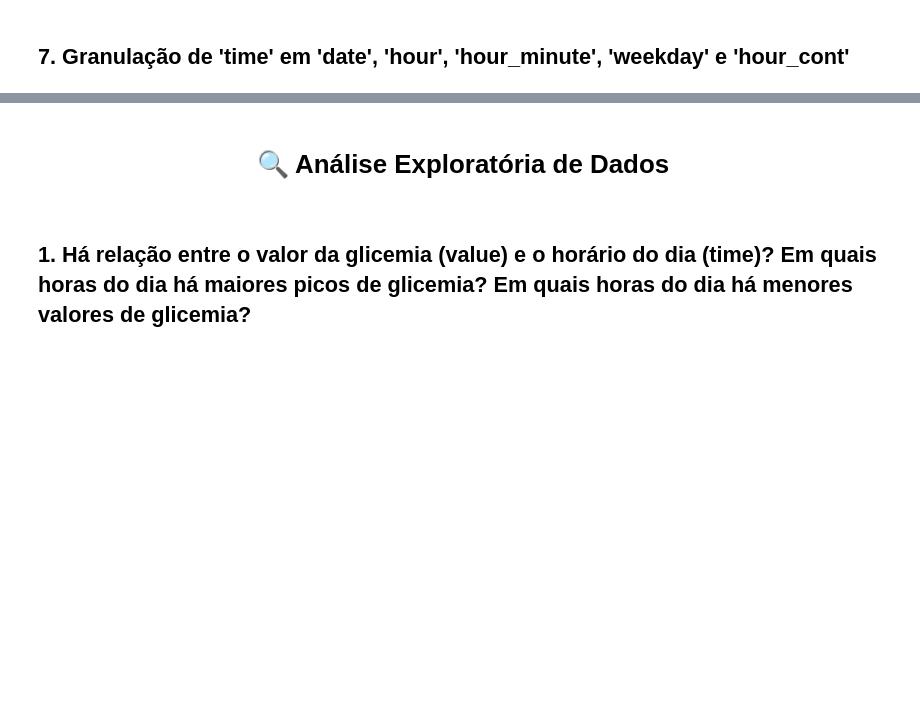
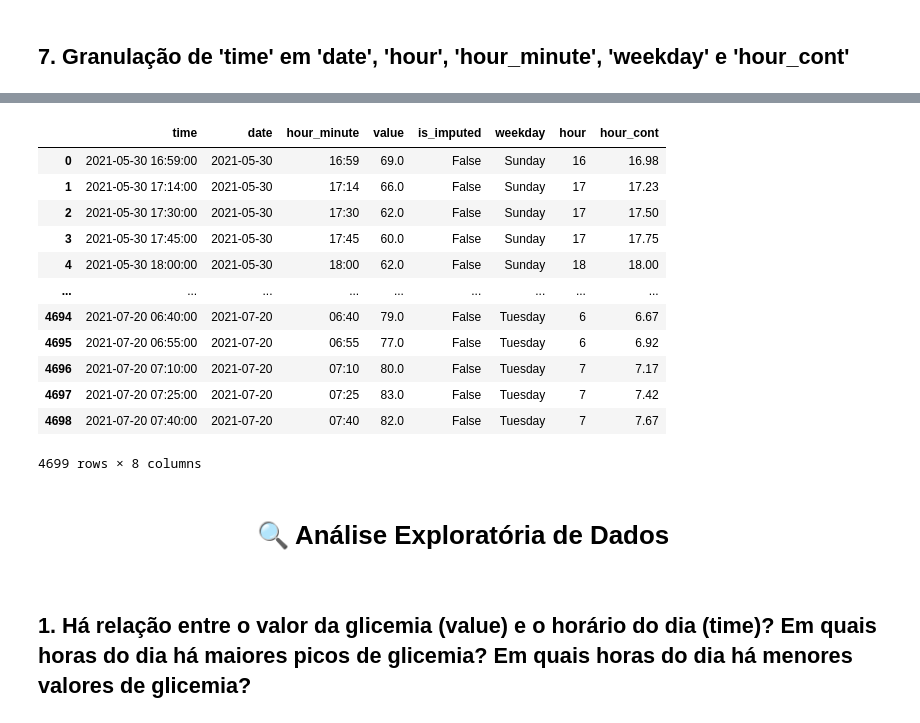
Before and after one commit to teco-insights/continuous-glucose-monitoring, a Jupyter notebook: continuous_glucose_monitoring.ipynb, the cells around one changed output, grey strips where cells are left out. Cells and saved outputs as stored; diff of their text form; code cells hidden in the pictures; blank space fills up the shorter version.

```diff
--- a/continuous_glucose_monitoring.ipynb
+++ b/continuous_glucose_monitoring.ipynb
@@ -195,15 +327,39 @@ def imputar_por_media_ponderada(df, col_time='time', col_val='value', alpha=2, k
 # %% [markdown]
 ## 7. Granulação de 'time' em 'date', 'hour', 'hour_minute', 'weekday' e 'hour_cont'
 # %%
-df_raw['time'] = pd.to_datetime(df_raw['time'])
-df_raw['date'] = df_raw['time'].dt.date
+def granular(df, col_time='time', col_val='value', imp='is_imputed'):
+    """
+    Adiciona colunas derivadas de tempo para análise estatística e manipulação temporal.
 
-# valor inteiro das horas, para representações diretas
-df_raw['hour'] = df_raw['time'].dt.hour
+    Parâmetros:
+    -----------
+    df : pd.DataFrame
+        DataFrame com uma coluna datetime.
+    col_time : str, default 'time'
+        Nome da coluna que contém timestamps (deve ser do tipo datetime ou conversível).
 
-df_raw['hour_minute'] = df_raw['time'].dt.strftime('%H:%M')
-df_raw['weekday'] = df_raw['time'].dt.day_name()
+    Retorna:
+    --------
+    pd.DataFrame
+        DataFrame com as colunas adicionais:
+            - 'date' : data (sem horário)
+            - 'hour' : hora inteira
+            - 'hour_minute' : string com hora e minuto no formato HH:MM
+            - 'weekday' : nome do dia da semana
+            - 'hour_cont' : hora com fração decimal (ex: 14.25 para 14:15)
+    """
+    df = df.copy()
+    df[col_time] = pd.to_datetime(df[col_time])
+    df['date'] = df[col_time].dt.date
+    df['hour'] = df[col_time].dt.hour
+    df['hour_minute'] = df[col_time].dt.strftime('%H:%M')
+    df['weekday'] = df[col_time].dt.day_name()
+    df['hour_cont'] = (df[col_time].dt.hour + df[col_time].dt.minute / 60).round(2)
 
-# horas com fração decimal, para usar em modelos estatísticos
-df_raw['hour_cont'] = (df_raw['time'].dt.hour + df_raw['time'].dt.minute / 60).round(2)
+    colunas_ordenadas = [col_time, 'date', 'hour_minute', col_val, imp, 'weekday', 'hour', 'hour_cont']
+    df = df[colunas_ordenadas]
+    return df
+
+df_raw = granular(df_raw)
+df_est = granular(df_est)
 # %% [markdown]
@@ -257,3 +383,19 @@ c.to_csv('meu_dataframe_salvo3.csv', index=False, encoding='utf-8')
+# %%
+df_est
+# %% [output]
+|  | time | date | hour_minute | value | is_imputed | weekday | hour | hour_cont |
+| 0 | 2021-05-30 16:59:00 | 2021-05-30 | 16:59 | 69.0 | False | Sunday | 16 | 16.98 |
+| 1 | 2021-05-30 17:14:00 | 2021-05-30 | 17:14 | 66.0 | False | Sunday | 17 | 17.23 |
+| 2 | 2021-05-30 17:30:00 | 2021-05-30 | 17:30 | 62.0 | False | Sunday | 17 | 17.50 |
+| 3 | 2021-05-30 17:45:00 | 2021-05-30 | 17:45 | 60.0 | False | Sunday | 17 | 17.75 |
+| 4 | 2021-05-30 18:00:00 | 2021-05-30 | 18:00 | 62.0 | False | Sunday | 18 | 18.00 |
+| ... | ... | ... | ... | ... | ... | ... | ... | ... |
+| 4694 | 2021-07-20 06:40:00 | 2021-07-20 | 06:40 | 79.0 | False | Tuesday | 6 | 6.67 |
+| 4695 | 2021-07-20 06:55:00 | 2021-07-20 | 06:55 | 77.0 | False | Tuesday | 6 | 6.92 |
+| 4696 | 2021-07-20 07:10:00 | 2021-07-20 | 07:10 | 80.0 | False | Tuesday | 7 | 7.17 |
+| 4697 | 2021-07-20 07:25:00 | 2021-07-20 | 07:25 | 83.0 | False | Tuesday | 7 | 7.42 |
+| 4698 | 2021-07-20 07:40:00 | 2021-07-20 | 07:40 | 82.0 | False | Tuesday | 7 | 7.67 |
+4699 rows × 8 columns
 # %% [markdown]
 <div style="text-align: center;">
 
```
Also changed, not shown: parts of 11 cells of this notebook.
